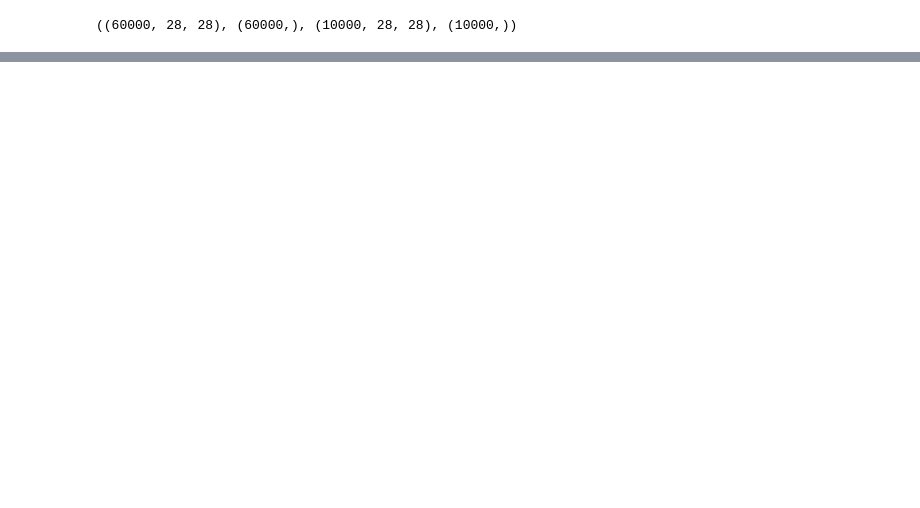
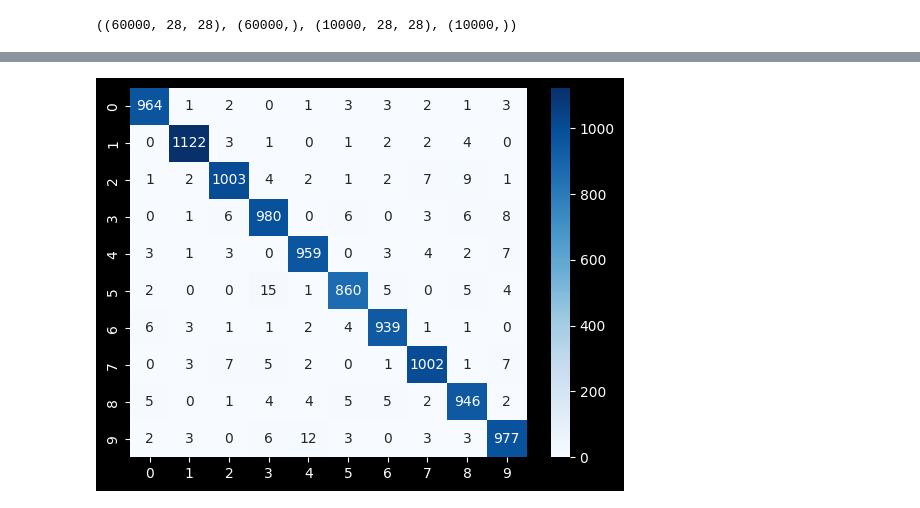
Before and after one commit to Bekkelien/mnist, a Jupyter notebook: mnist.ipynb, the cells around one changed output, grey strips where cells are left out. Cells and saved outputs as stored; diff of their text form; code cells hidden in the pictures; blank space fills up the shorter version.

```diff
--- a/mnist.ipynb
+++ b/mnist.ipynb
@@ -160,3 +174,16 @@ Accuracy: 0.951
+# %%
+# Comput confusion matrix
+
+confmat = ConfusionMatrix(num_classes=10)
+confusion_matrix = confmat(torch.tensor(prediction_y), torch.tensor(true_y))
+df = pd.DataFrame(confusion_matrix)
+
+plt.figure()
+sns.heatmap(df,annot=True,cmap='Blues', fmt='g');
+sns.reset_orig() # Reset back to default values
+plt.savefig('confusion_matrix.png')
+# %% [output]
+[figure, added]
 # %%
 # Load inn test image from different sources
 image = Image.open('test_image.png').convert('L').resize((28, 28))
```
Also changed, not shown: parts of 10 cells of this notebook, 4 other files.
